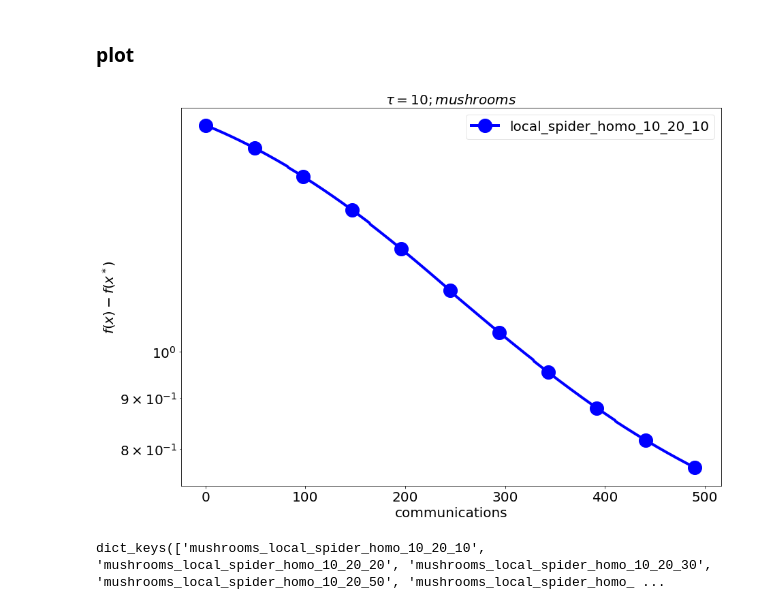
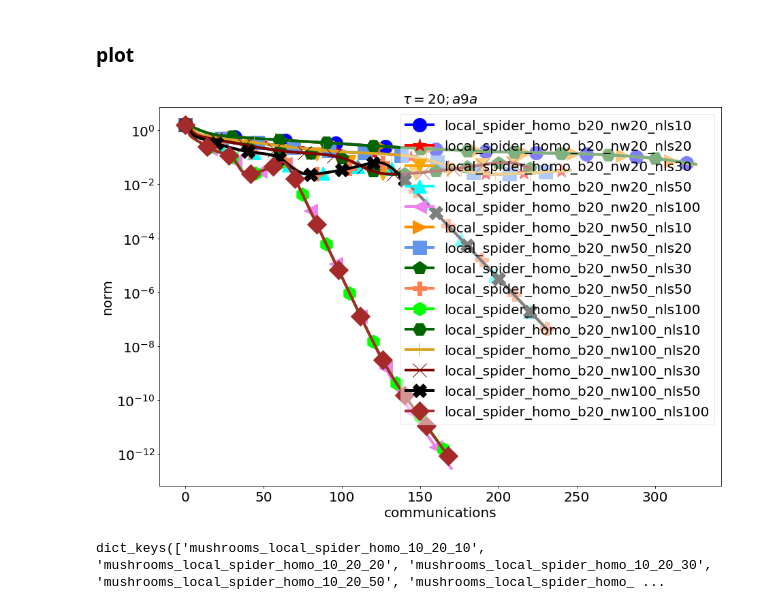
Before and after one commit to mstkachev/Sirius_project_optimization, a Jupyter notebook: log_reg_experiment/log_reg_experimnt.ipynb, the cells around one changed output. Cells and saved outputs as stored; diff of their text form; code cells hidden in the pictures.

Commit message:
Added local sgd

```diff
--- a/log_reg_experiment/log_reg_experimnt.ipynb
+++ b/log_reg_experiment/log_reg_experimnt.ipynb
@@ -172,18 +236,20 @@ def export_legend(legend, filename="legend.pdf", expand=[-5, -5, 5, 5]):
 project_path = os.getcwd() + "/"
 
 experiment_name_ar = ["local_spider_homo"]
-dataset_ar = ["mushrooms"]
+dataset_ar = ["a9a"]
+#dataset_ar = ["mushrooms"]
+
+dataset = dataset_ar[0]
+
 loss_func = "log-reg"
 
-
-
-batch_ar = [10]
-num_workers_ar = [20]
-num_local_steps_ar = [10]
+batch_ar = [20]
+num_workers_ar = [100]
+#num_local_steps_ar = [10]
 
 LAUNCH_NUMBERS = 2
 launch_number_ar = np.arange(1, LAUNCH_NUMBERS)
-# num_workers_ar = [20, 50, 100]
+num_workers_ar = [20, 50, 100]
 num_local_steps_ar = [10, 20, 30, 50, 100]
 
 tol = 1e-12
@@ -219,7 +285,8 @@ for i, (experiment_name, dataset, num_workers, num_local_steps, batch_size) in \
     experiment = '{0}_{1}_{2}_{3}'.format(experiment_name, batch_size, num_workers, num_local_steps)
 
     id_label = experiment
-    label = id_label
+    #label = id_label
+    label = '{0}_b{1}_nw{2}_nls{3}'.format(experiment_name, batch_size, num_workers, num_local_steps)
 
     id_str = "{0}_{1}".format(dataset, experiment)  #####
     id_func = "{0}_{1}".format(dataset, loss_func)  #####
@@ -236,29 +303,29 @@ for i, (experiment_name, dataset, num_workers, num_local_steps, batch_size) in \
         data_info = np.load(data_path + 'data_info.npy')
         L = data_info[0]
     else:
-        raise ValueError("cannot load data_info.npy")
+        raise ValueError(experiment + " cannot load data_info.npy")
 
     if os.path.isfile(logs_path + 'norms' + "_" + experiment + ".npy"):
         f_grad_norms_ar[id_str] = np.load(logs_path + 'norms' + '_' + experiment + ".npy")
     else:
-        raise ValueError("cannot load norms info")
+        raise ValueError(experiment + " cannot load norms info")
 
     if os.path.isfile(logs_path + 'communication' + "_" + experiment + ".npy"):
         its_comm_ar[id_str] = np.load(logs_path + 'communication' + '_' + experiment + ".npy")
     else:
-        raise ValueError("cannot load communication info")
+        raise ValueError(experiment + " cannot load communication info")
 
     if os.path.isfile(logs_path + 'loss' + "_" + experiment + ".npy"):
         loss_ar[id_str] = np.load(logs_path + 'loss' + '_' + experiment + ".npy")
         # print(id_str, loss_ar[id_str].shape)
     else:
-        print(id_str)
-        raise ValueError("cannot load loss info")
+        #print(id_str)
+        raise ValueError(experiment + " cannot load loss info")
 
     if os.path.isfile(logs_path + 'epochs' + "_" + experiment + ".npy"):
         epochs_ar[id_str] = np.load(logs_path + 'epochs' + '_' + experiment + ".npy")
     else:
-        raise ValueError("cannot load epochs info")
+        raise ValueError(experiment + " cannot load epochs info")
 
     # print (label)
     label_ar[id_label] = label
@@ -299,6 +366,7 @@ colors = ['blue', 'red', 'orange', 'aqua', 'violet', 'darkorange',
 
 tol = 1e-8
 x_axis = "iter"
+y_axis = "norm"
 
 n_iter_ar = {}
 n_iter_time_ar = {}  # here I store x_axis for time = time in sec
@@ -311,7 +379,7 @@ for j, batch in enumerate(batch_ar):
 
         id_label = experiment
         id_str = "{0}_{1}".format(dataset, experiment)
-        label = id_label
+        label = '{0}_b{1}_nw{2}_nls{3}'.format(experiment_name, batch_size, num_workers, num_local_steps)
         n_iter.append(its_comm_ar[id_str].shape[0])
 
     #n_iter_ar[batch] = int(1.2 * min(n_iter))
@@ -342,7 +410,7 @@ for j, batch in enumerate(batch_ar):
         experiment = '{0}_{1}_{2}_{3}'.format(experiment_name, batch_size, num_workers, num_local_steps)
 
         id_label = experiment
-        label = id_label
+        label = '{0}_b{1}_nw{2}_nls{3}'.format(experiment_name, batch_size, num_workers, num_local_steps)
 
         id_str = "{0}_{1}".format(dataset, experiment)  #####
         id_func = "{0}_{1}".format(dataset, loss_func)  #####
@@ -355,11 +423,16 @@ for j, batch in enumerate(batch_ar):
         if x_axis == "epochs":
             plt.xlabel('epochs')
             if ((id_str in epochs_ar) and id_str in loss_ar):
-
                 markers_on = its_comm_ar[id_str][its_comm_ar[id_str] % 20000 == 0]
-
-                plt.plot(epochs_ar[id_str], f_grad_norms_ar[id_str], color=color_ar[id_label], marker=marker_ar[id_label],
+                if y_axis == "loss":
+                    plt.ylabel(y_axis)
+                    plt.plot(epochs_ar[id_str], loss_ar[id_str], color=color_ar[id_label], marker=marker_ar[id_label],
                          markersize=marker_size, markevery=list(markers_on), label=label_ar[id_label])
+                elif y_axis == "norm":
+                    plt.ylabel(y_axis)
+                    plt.plot(epochs_ar[id_str], f_grad_norms_ar[id_str], color=color_ar[id_label], marker=marker_ar[id_label],
+                         markersize=marker_size, markevery=list(markers_on), label=label_ar[id_label])
+                raise ValueError("can not plot")
             else:
                 raise ValueError("can not plot")
         elif x_axis == "iter":
@@ -367,20 +440,25 @@ for j, batch in enumerate(batch_ar):
             if ((id_str in its_comm_ar) and id_str in loss_ar):
 
                 markers_on = its_comm_ar[id_str][its_comm_ar[id_str] % (int(len(its_comm_ar[id_str][:-(1 + 2 * i)]) / 10)) == 0]
-                legend_data.append(
-                    plt.plot(its_comm_ar[id_str], f_grad_norms_ar[id_str], color=color_ar[id_label], marker=marker_ar[id_label],
-                             markersize=marker_size, markevery=list(markers_on), label=label_ar[id_label])[0])
-                line_labels.append(label_ar[id_label])
+                if y_axis == "loss":
+                    plt.ylabel(y_axis)
+                    legend_data.append(
+                        plt.plot(its_comm_ar[id_str], loss_ar[id_str], color=color_ar[id_label], marker=marker_ar[id_label],
+                                 markersize=marker_size, markevery=list(markers_on), label=label_ar[id_label])[0])
+                    line_labels.append(label_ar[id_label])
+                elif y_axis == "norm":
+                    plt.ylabel(y_axis)
+                    legend_data.append(
+                            plt.plot(its_comm_ar[id_str], f_grad_norms_ar[id_str], color=color_ar[id_label], marker=marker_ar[id_label],
+                                     markersize=marker_size, markevery=list(markers_on), label=label_ar[id_label])[0])
+                    line_labels.append(label_ar[id_label])
+                else:
+                    raise ValueError("can not plot")
             else:
                 raise ValueError("can not plot")
 
-
-
     plt.rcParams["figure.figsize"] = [26, 20]
     #plt.rcParams["figure.figsize"] = [26, 20]
-
-    if j == 0:
-        plt.ylabel(r"$f(x) - f(x^*)$")
 
     size = 20
     title = r"${0}$".format(loss_func)
@@ -391,35 +469,34 @@ for j, batch in enumerate(batch_ar):
     plt.rcParams['xtick.labelsize'] = size  # 40
     plt.rcParams['ytick.labelsize'] = size  # 40
     plt.rcParams['legend.fontsize'] = size  # 30
 
     plt.rcParams['axes.titlesize'] = size  # 40
     plt.rcParams['axes.labelsize'] = size  # 40
     plt.rcParams["figure.figsize"] = [13,9]
     plt.yscale('log')
     # plt.xscale('log')
-    dataset = "mushrooms"
     plt.title(r"$\tau = {0}; {1}$".format(batch, dataset))
     #plt.ticklabel_format(axis='y', style='sci', scilimits=(1, 4))
     #plt.ticklabel_format(axis='x', style='sci', scilimits=(1, 4))
     #
 
     plt.tight_layout()
     plot_path = project_path + "plot_{0}/".format(dataset)
 
     legend = plt.legend(loc="upper right", framealpha=0.5)
 
     #legend = plt.legend(loc="lower center", framealpha=0.5, ncol=3, bbox_to_anchor=(0.45, -1.2))
-    plt.savefig(plot_path + "{0}_{1}_{2}_{3}_{4}_{5}.pdf".format('-'.join(experiment_name_ar), '-'.join(list(map(str,batch_ar))),
+    plt.savefig(plot_path + "{0}_{1}_{2}_{3}_{4}_{5}_{6}.pdf".format('-'.join(experiment_name_ar), '-'.join(list(map(str,batch_ar))),
                                                          '-'.join(list(map(str,num_workers_ar))), '-'.join(list(map(str,num_local_steps_ar))),
-                                                                 x_axis, loss_func))
+                                                                 x_axis, y_axis, loss_func))
     plt.show()
     # plt.savefig(plot_path + "{0}_{1}_{2}_{3}.pdf".format('-'.join(experiment_name_ar), x_axis, loss_func, batch))
     #export_legend(legend)
 
 # plt.savefig(plot_path + "{0}_{1}_{2}.pdf".format('-'.join(experiment_name_ar), x_axis, loss_func))
 
 
 # plt.plot()
 # %% [output]
-[figure, old version]
+[figure, new version]
 # %%
```
Also changed, not shown: parts of 12 cells of this notebook, 6 other files.
